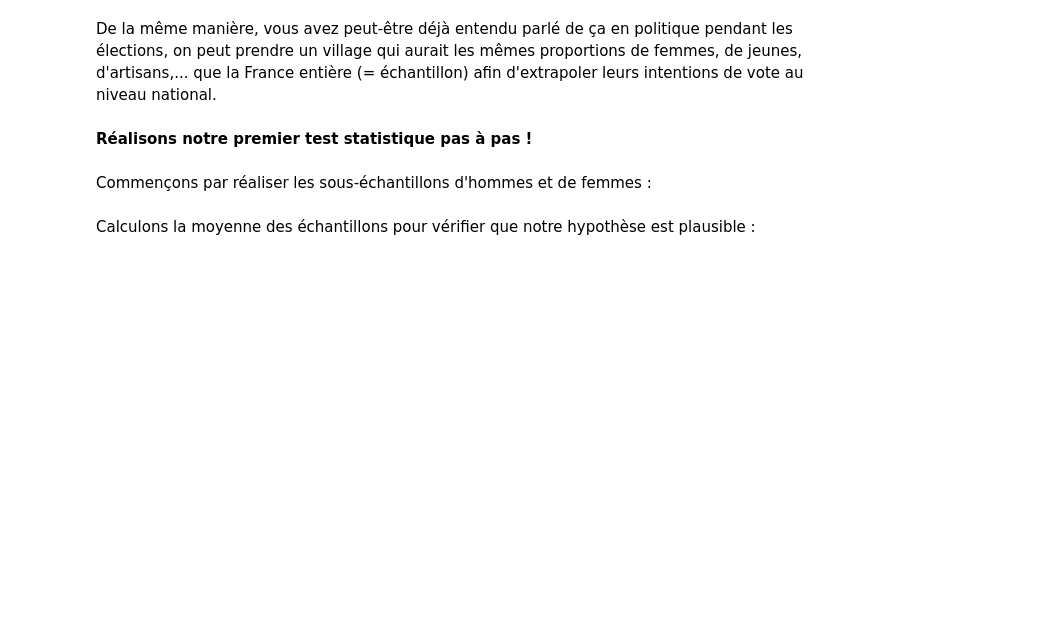
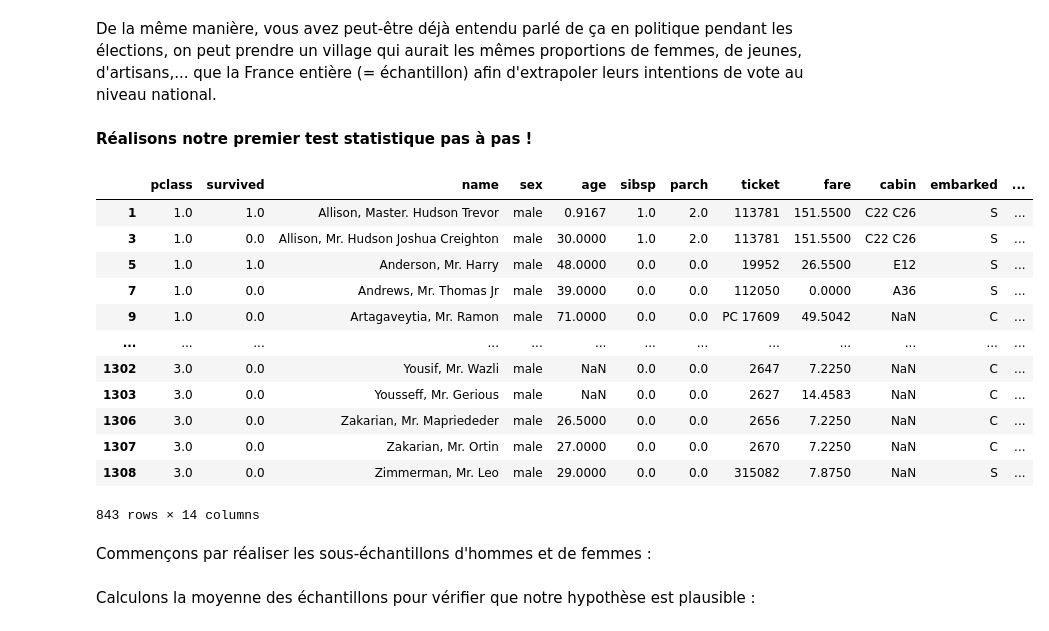
Before and after one commit to ELMOTTA89/Statistique, a Jupyter notebook: 3 - Tests d_hypothèse/Tests d_hypothèses.ipynb, the cells around one changed output. Cells and saved outputs as stored; diff of their text form; code cells hidden in the pictures; blank space fills up the shorter version.

```diff
--- a/3 - Tests d_hypothèse/Tests d_hypothèses.ipynb
+++ b/3 - Tests d_hypothèse/Tests d_hypothèses.ipynb
@@ -673,5 +689,21 @@ L'idée des tests d'hypothèses est d'extrapoler ce qu'on voit sur un échantill
 De la même manière, vous avez peut-être déjà entendu parlé de ça en politique pendant les élections, on peut prendre un village qui aurait les mêmes proportions de femmes, de jeunes, d'artisans,... que la France entière (= échantillon) afin d'extrapoler leurs intentions de vote au niveau national.
 # %% [markdown]
 **Réalisons notre premier test statistique pas à pas !**
+# %%
+df_male
+# %% [output]
+|  | pclass | survived | name | sex | age | sibsp | parch | ticket | fare | cabin | embarked | ... |
+| 1 | 1.0 | 1.0 | Allison, Master. Hudson Trevor | male | 0.9167 | 1.0 | 2.0 | 113781 | 151.5500 | C22 C26 | S | ... |
+| 3 | 1.0 | 0.0 | Allison, Mr. Hudson Joshua Creighton | male | 30.0000 | 1.0 | 2.0 | 113781 | 151.5500 | C22 C26 | S | ... |
+| 5 | 1.0 | 1.0 | Anderson, Mr. Harry | male | 48.0000 | 0.0 | 0.0 | 19952 | 26.5500 | E12 | S | ... |
+| 7 | 1.0 | 0.0 | Andrews, Mr. Thomas Jr | male | 39.0000 | 0.0 | 0.0 | 112050 | 0.0000 | A36 | S | ... |
+| 9 | 1.0 | 0.0 | Artagaveytia, Mr. Ramon | male | 71.0000 | 0.0 | 0.0 | PC 17609 | 49.5042 | NaN | C | ... |
+| ... | ... | ... | ... | ... | ... | ... | ... | ... | ... | ... | ... | ... |
+| 1302 | 3.0 | 0.0 | Yousif, Mr. Wazli | male | NaN | 0.0 | 0.0 | 2647 | 7.2250 | NaN | C | ... |
+| 1303 | 3.0 | 0.0 | Yousseff, Mr. Gerious | male | NaN | 0.0 | 0.0 | 2627 | 14.4583 | NaN | C | ... |
+| 1306 | 3.0 | 0.0 | Zakarian, Mr. Mapriededer | male | 26.5000 | 0.0 | 0.0 | 2656 | 7.2250 | NaN | C | ... |
+| 1307 | 3.0 | 0.0 | Zakarian, Mr. Ortin | male | 27.0000 | 0.0 | 0.0 | 2670 | 7.2250 | NaN | C | ... |
+| 1308 | 3.0 | 0.0 | Zimmerman, Mr. Leo | male | 29.0000 | 0.0 | 0.0 | 315082 | 7.8750 | NaN | S | ... |
+843 rows × 14 columns
 # %% [markdown]
 Commençons par réaliser les sous-échantillons d'hommes et de femmes :
```
Also changed, not shown: parts of 13 cells of this notebook, 1 other file.
